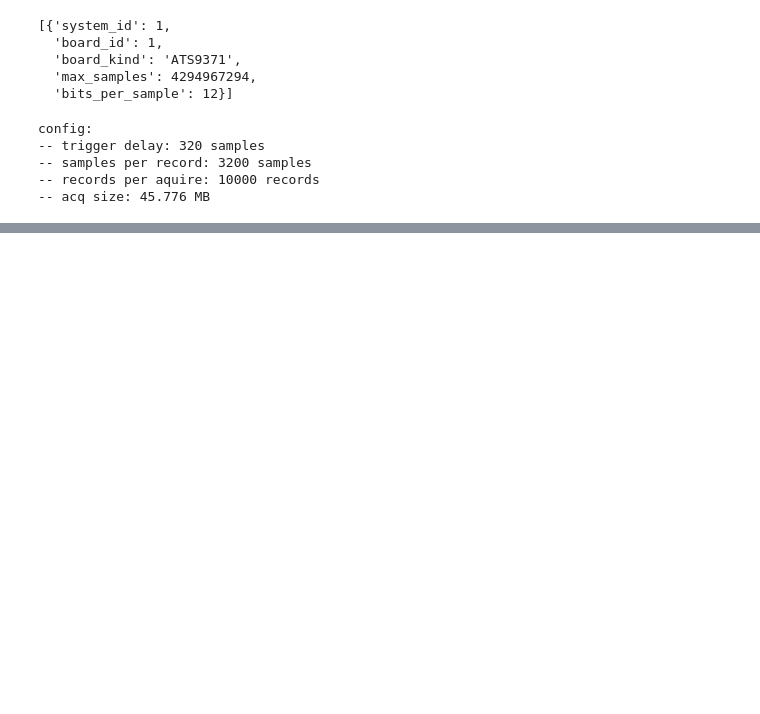
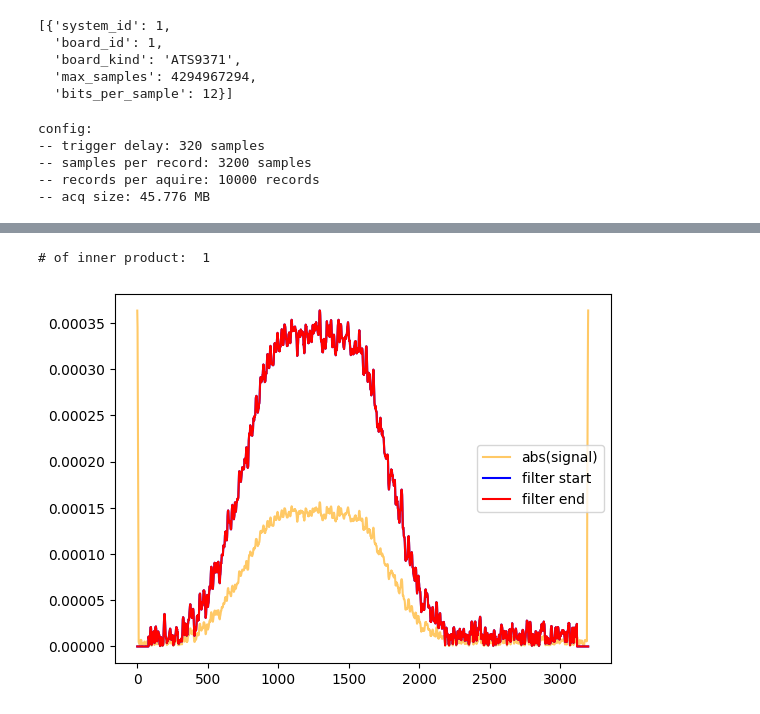
Before and after one commit to ElenBOT/tomography, a Jupyter notebook: usage_example.ipynb, the cells around one changed output, grey strips where cells are left out. Saved outputs shown, nothing was run; the diff lists cells and outputs as text; code cells hidden in the pictures; blank space fills up the shorter version.

Commit message:
update example with tmm usage

```diff
--- a/usage_example.ipynb
+++ b/usage_example.ipynb
@@ -199,0 +199,9 @@ tmm.plot_tmm_info(tmm_filter)
+# %%
+# usage1 - turn edges into zero directly
+tmm.regist_filter(np.abs(avg_demoded))
+tmm.pad_or_trim_filter(-80, -80)
+tmm.pad_or_trim_filter(80, 80)
+tmm.plot_tmm_info(np.abs(avg_demoded))
+# %% [output]
+# of inner product:  1
+[figure, added]
```
Also changed, not shown: parts of 10 cells of this notebook.
